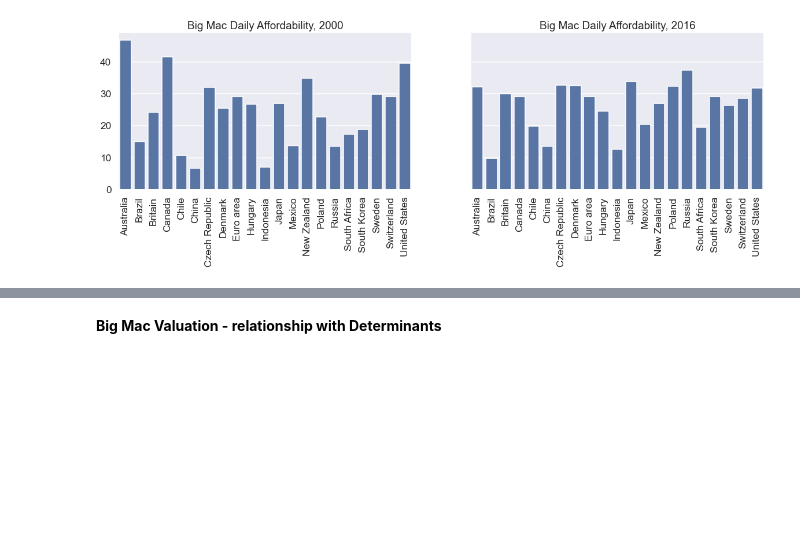
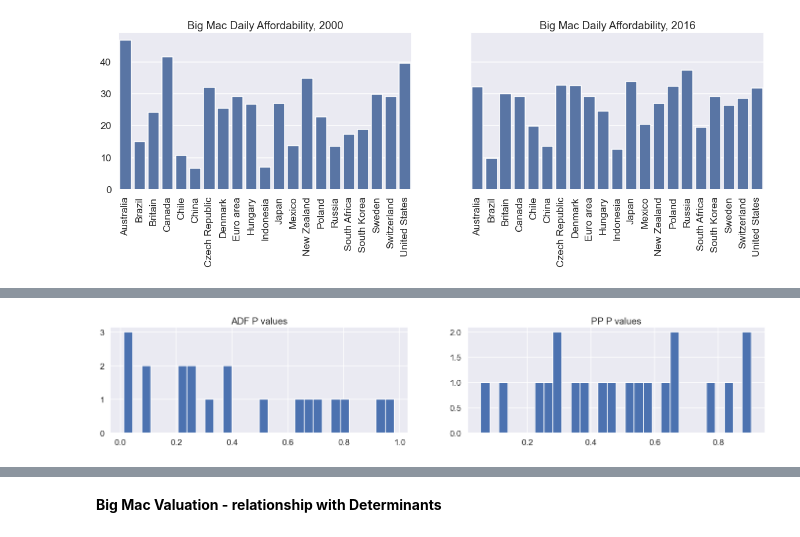
Before and after one commit to jchoubey/Big-Mac-Index-Panel-Data-Analysis, a Jupyter notebook: Data Exploration.ipynb, the cells around one changed output, grey strips where cells are left out. Cells and saved outputs as stored; diff of their text form; code cells hidden in the pictures; blank space fills up the shorter version.

```diff
--- a/Data Exploration.ipynb
+++ b/Data Exploration.ipynb
@@ -100,0 +128,27 @@ plt.show()
+# %%
+import arch.unitroot as at
+import statsmodels.tsa.stattools as st
+import statsmodels.graphics.tsaplots as tsaplots
+
+# Perform Augmented Dickey Fuller & PP Unit Root Tests for Stationarity
+
+df = data.loc[data['iso_a3'] != 'USA']
+
+adf_pval, pp_pval = [], []
+for country in df['name'].drop_duplicates():
+    adf = st.adfuller(x = df.loc[data['name'] == country, 'big_mac_index'])
+    pp = at.PhillipsPerron(y = df.loc[df['name'] == country, 'big_mac_index'])
+    adf_pval.append(adf[1])
+    pp_pval.append(pp.pvalue)
+
+# Plot Histogram
+fig, ax = plt.subplots(nrows = 1, ncols = 2, figsize = (24, 4))
+plt.sca(ax[0])
+plt.hist(adf_pval, bins = 30)
+plt.title('ADF P values')
+plt.sca(ax[1])
+plt.hist(pp_pval, bins = 30)
+plt.title('PP P values')
+plt.show()
+# %% [output]
+[figure, added]
```
Also changed, not shown: parts of 22 cells of this notebook.
